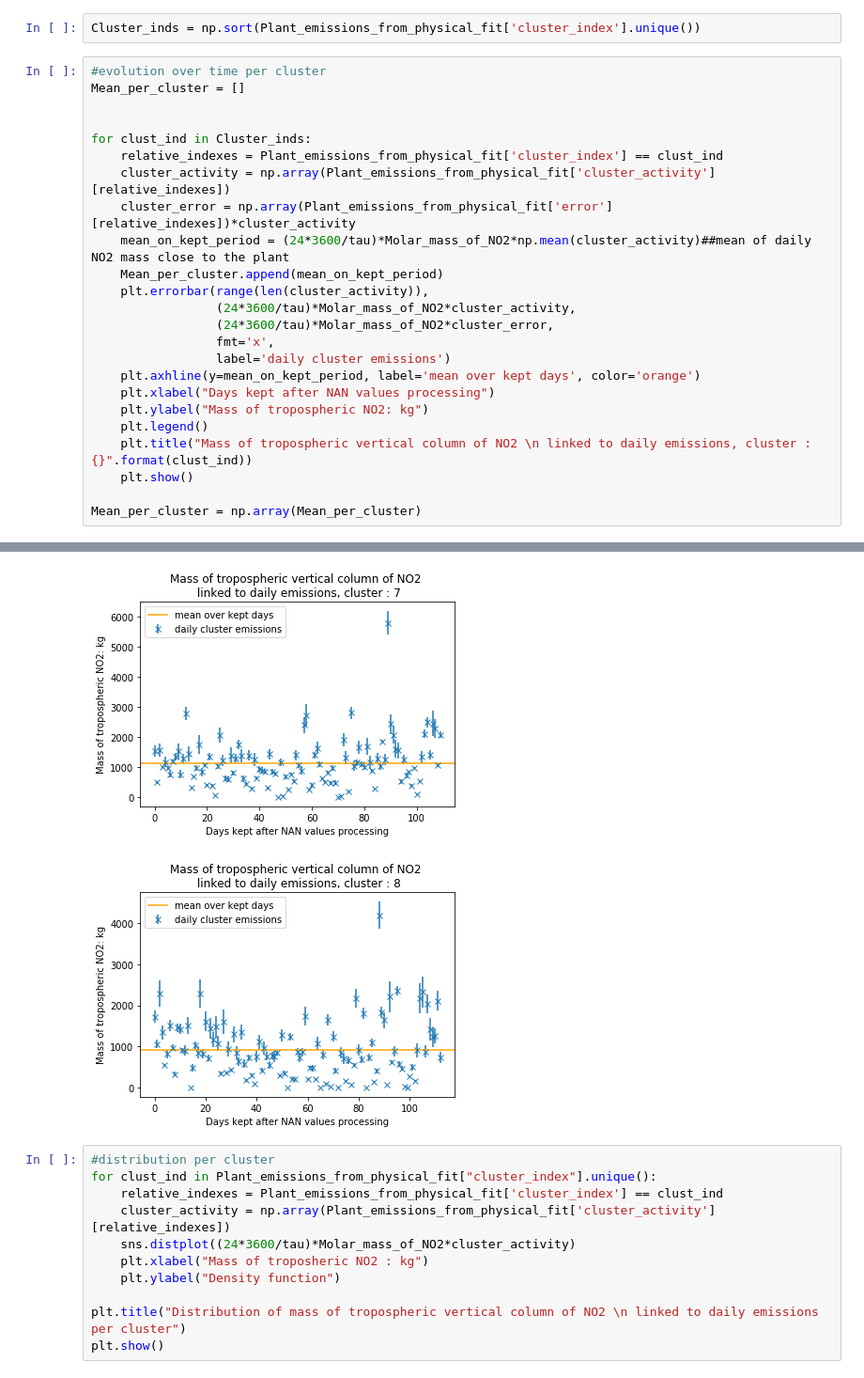
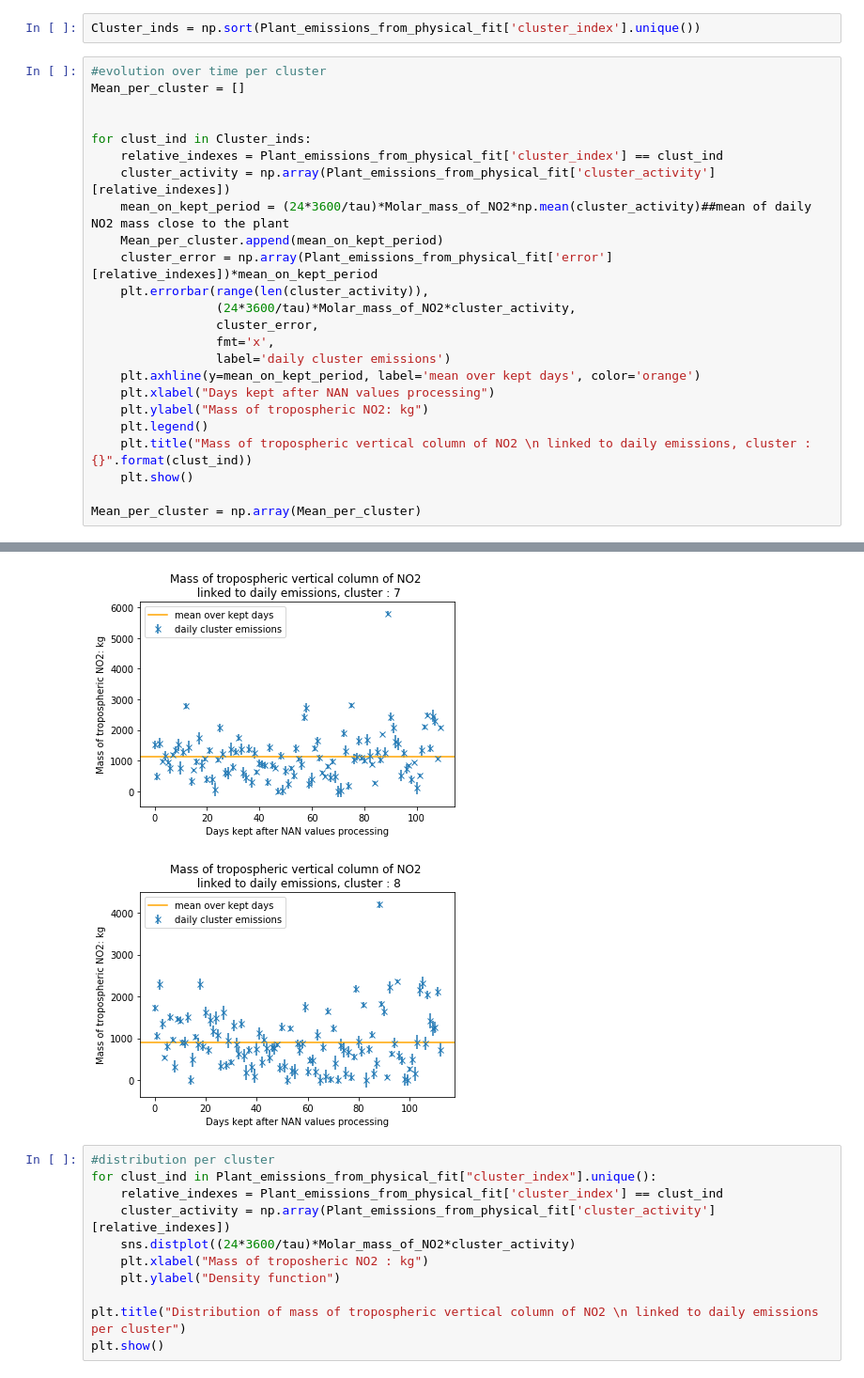
Before and after one commit to LouisBouvier/Kaggle_DS4G_public, a Jupyter notebook: no2-panache-fitting-by-hand-actuel.ipynb, the cells around one changed output, grey strips where cells are left out. Shown at 94% size. Drawn from its saved outputs; the diff is of its cells as text.

Commit message:
final version, changed error bar, deleted insignifiant numbers

```diff
--- a/no2-panache-fitting-by-hand-actuel.ipynb
+++ b/no2-panache-fitting-by-hand-actuel.ipynb
@@ -1969,12 +1965,12 @@ Mean_per_cluster = []
 for clust_ind in Cluster_inds:
     relative_indexes = Plant_emissions_from_physical_fit['cluster_index'] == clust_ind
     cluster_activity = np.array(Plant_emissions_from_physical_fit['cluster_activity'][relative_indexes])
-    cluster_error = np.array(Plant_emissions_from_physical_fit['error'][relative_indexes])*cluster_activity
     mean_on_kept_period = (24*3600/tau)*Molar_mass_of_NO2*np.mean(cluster_activity)##mean of daily NO2 mass close to the plant
     Mean_per_cluster.append(mean_on_kept_period)
+    cluster_error = np.array(Plant_emissions_from_physical_fit['error'][relative_indexes])*mean_on_kept_period
     plt.errorbar(range(len(cluster_activity)),
                  (24*3600/tau)*Molar_mass_of_NO2*cluster_activity,
-                 (24*3600/tau)*Molar_mass_of_NO2*cluster_error,
+                 cluster_error,
                  fmt='x',
                  label='daily cluster emissions')
     plt.axhline(y=mean_on_kept_period, label='mean over kept days', color='orange')
@@ -1996,5 +1992,5 @@ Mean_per_cluster = np.array(Mean_per_cluster)
-[figure, old version]
+[figure, new version]
-[figure, old version]
+[figure, new version]
 # %%
 #distribution per cluster
 for clust_ind in Plant_emissions_from_physical_fit["cluster_index"].unique():
```
Also changed, not shown: parts of 5 cells of this notebook.
